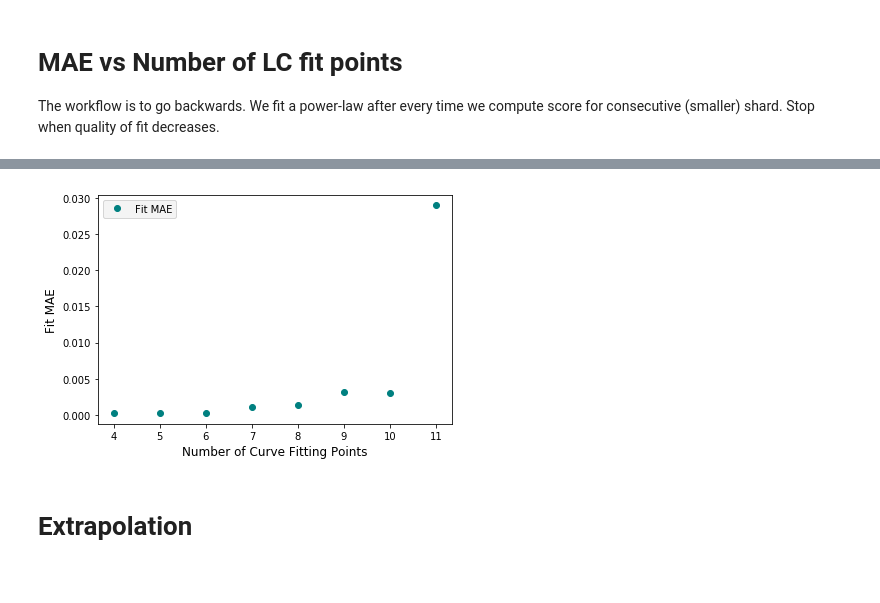
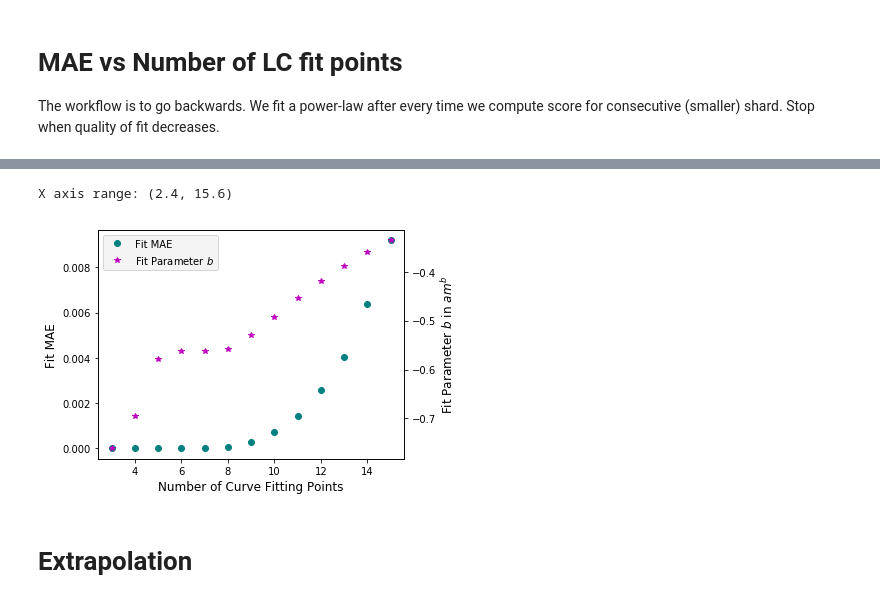
Before and after one commit to adpartin/LearningCurves, a Jupyter notebook: notebooks/01_many_seed_runs_analsis.ipynb, the cells around one changed output, grey strips where cells are left out. Drawn from its saved outputs; the diff is of its cells as text; code cells hidden in the pictures.

```diff
--- a/notebooks/01_many_seed_runs_analsis.ipynb
+++ b/notebooks/01_many_seed_runs_analsis.ipynb
@@ -103,6 +105,7 @@ for i, r in enumerate(runs):
         scores = scr_tmp
     else:
         scores = scores.merge(scr_tmp, on=['metric', 'tr_size', 'set'])
+    scr_tmp['file'] = str(dpath)
 
 run_col_names = [c for c in scores.columns if prf in c]
 
@@ -132,2 +135,0 @@ Training set sizes: [  128   256   512  1024  2048  4096  8192 16384 32768 65536
-# %%
-scores_te = scores_te.drop(columns=['run11'])
@@ -199,13 +215,13 @@ plot_args = {'metric_name': metric_name, 'xtick_scale': 'log2', 'ytick_scale': '
 scr = scores_te[shift_idx:].reset_index(drop=True)
 y_col_name = 'median'
 # %%
-x = scr['tr_size']
-y = scr[y_col_name]
-yerr = scr['std']
+x = scr['tr_size'].values
+y = scr[y_col_name].values
+yerr = scr['std'].values
 
-shard_min_idx = 0
-xf = x[shard_min_idx:]
-yf = y[shard_min_idx:]
+shard_min_id = 0
+xf = x[shard_min_id:]
+yf = y[shard_min_id:]
 
 ax = None
 
@@ -227,5 +243,5 @@ ax = set_yticks_ap(ax)
 ax.legend(frameon=True, fontsize=10, loc='best');
 ax.grid(False)
 plt.tight_layout()
-plt.savefig(base_dir/(f'{src}_avg_median_std.png'), dpi=200)
+plt.savefig(base_dir/(f'{src}_{model}_avg_median_std.png'), dpi=200)
 # %% [output]
@@ -331,14 +347,14 @@ GOF: {'rmse': 0.005994731950848704, 'mae': 0.003218046835875265}
 
 The workflow is to go backwards. We fit a power-law after every time we compute score for consecutive (smaller) shard. Stop when quality of fit decreases.
 # %%
-x = scr['tr_size']
-y = scr[y_col_name]
-yerr = scr['std']
+x = scr['tr_size'].values
+y = scr[y_col_name].values
+yerr = scr['std'].values
 
 tot_pnts = len(x)
 print('tot_pnts', tot_pnts)
-# min_points = 3  # 3 points doesn't work
-min_pnts_fit = 4  # Min points to fit
+min_pnts_fit = 3  # 3 points doesn't work
+# min_pnts_fit = 4  # Min points to fit
 # max_pnts_fit = 9  # Min points to fit
 max_pnts_fit = tot_pnts
 
@@ -388,40 +414,45 @@ dd.to_csv(base_dir/'gof_vs_n_fit_pnts.csv', index=False)
 # %%
-plot_beta = False
-# plot_beta = True
+# plot_beta = False
+plot_beta = True
 
 fig, ax1 = plt.subplots()
 
 # Plot metrics
 alpha = 0.6
 linewidth = 1
 fontsize = 12
 lns1 = ax1.plot(dd.n_pnts, dd.mae, marker='o', ls='', color='teal', label='Fit MAE');
 ax1.set_xlabel('Number of Curve Fitting Points', fontsize=fontsize)
 ax1.set_ylabel('Fit MAE', fontsize=fontsize)
 ax1.tick_params('y', colors='k')
 
-leg = lns1
-
 if plot_beta:
     ax2 = ax1.twinx()
     lns2 = ax2.plot(dd.n_pnts, dd.beta, color='m', marker='*', ls='', label='Fit Parameter $b$')
-    ax2.set_ylabel('Fit Parameter $b$ in $am^{b} + c$', color='k', fontsize=fontsize)
+    # ax2.set_ylabel('Fit Parameter $b$ in $am^{b} + c$', color='k', fontsize=fontsize)
+    ax2.set_ylabel('Fit Parameter $b$ in $am^{b}$', color='k', fontsize=fontsize)
     ax2.tick_params('y', colors='k')
-    leg.append(lns2)
     leg = lns1 + lns2
+    # print(ax2.get_ylim())
+else:
+    leg = lns1
 
 ax1.grid(True)
+# print(ax1.get_ylim())
 
 labs = [l.get_label() for l in leg]
 legend = ax1.legend(leg, labs, loc=0)
 frame = legend.get_frame()
 frame.set_facecolor('0.95')
 
+print('X axis range:', ax1.get_xlim())
+
 # ax.set_ylim([0.060, 0.150])
 ax1.grid(False)
 plt.tight_layout()
-plt.savefig(base_dir/(f'{src}_mae_prm_b_num_points.png'), dpi=200)
+plt.savefig(base_dir/(f'{src}_{model}_fit_mae_vs_nfit_pnts.png'), dpi=200)
 # %% [output]
+X axis range: (2.4, 15.6)
-[figure, old version]
+[figure, new version]
 # %% [markdown]
 # Extrapolation
```
Also changed, not shown: parts of 24 cells of this notebook, 2 other files.
